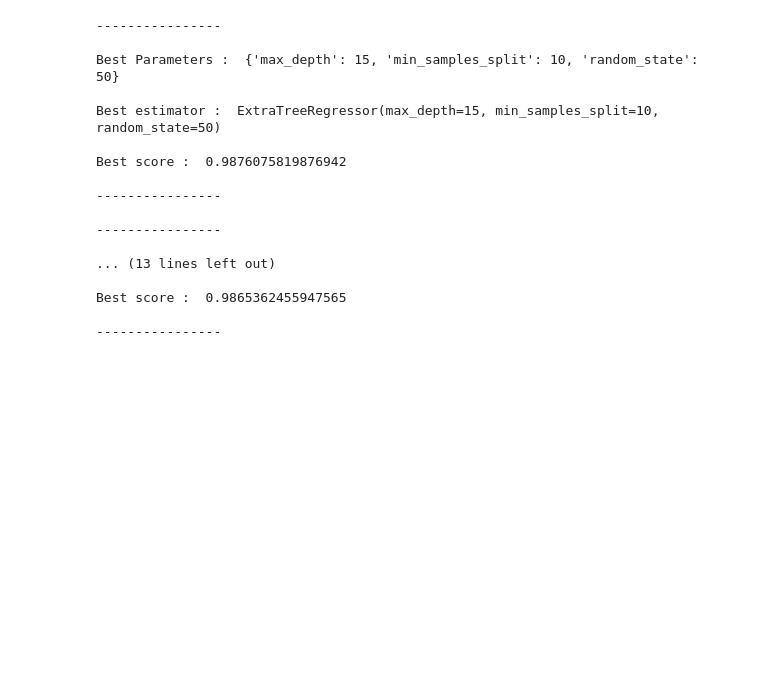
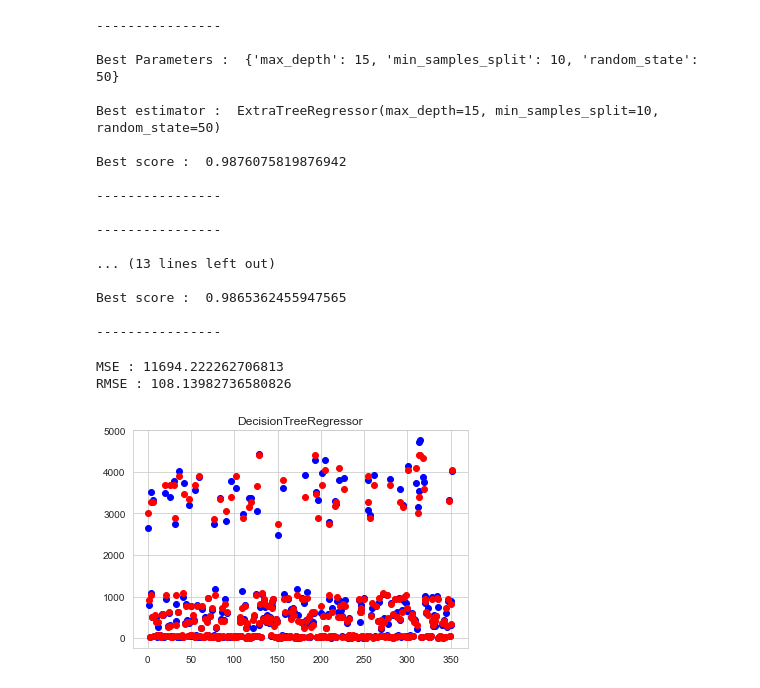
Before and after one commit to JawaharRamis/DPS-Challenge--Monatszahlen-Verkehrsunf-lle, a Jupyter notebook: model_building.ipynb, the cells around one changed output. Drawn from its saved outputs; the diff is of its cells as text; code cells hidden in the pictures; blank space fills up the shorter version.

Commit message:
ML model build

```diff
--- a/model_building.ipynb
+++ b/model_building.ipynb
@@ -276,3 +276,17 @@ Best score :  0.9876075819876942
 Best score :  0.9865362455947565
 
 ----------------
+# %%
+best_model = ExtraTreeRegressor(max_depth=15, min_samples_split=10, random_state=50)
+# best_model = DecisionTreeRegressor(max_depth=15)
+best_model.fit(x_train, y_train)
+y_pred = best_model.predict(x_test)
+MSE = mean_squared_error(y_test, y_pred)
+RMSE = math.sqrt(MSE)
+print(f'MSE : { MSE }')
+print(f'RMSE : { RMSE }')
+plotGraph(y_test, y_pred, 'DecisionTreeRegressor')
+# %% [output]
+MSE : 11694.222262706813
+RMSE : 108.13982736580826
+[figure, added]
```
Also changed, not shown: parts of 1 cell of this notebook, 2 other files.
